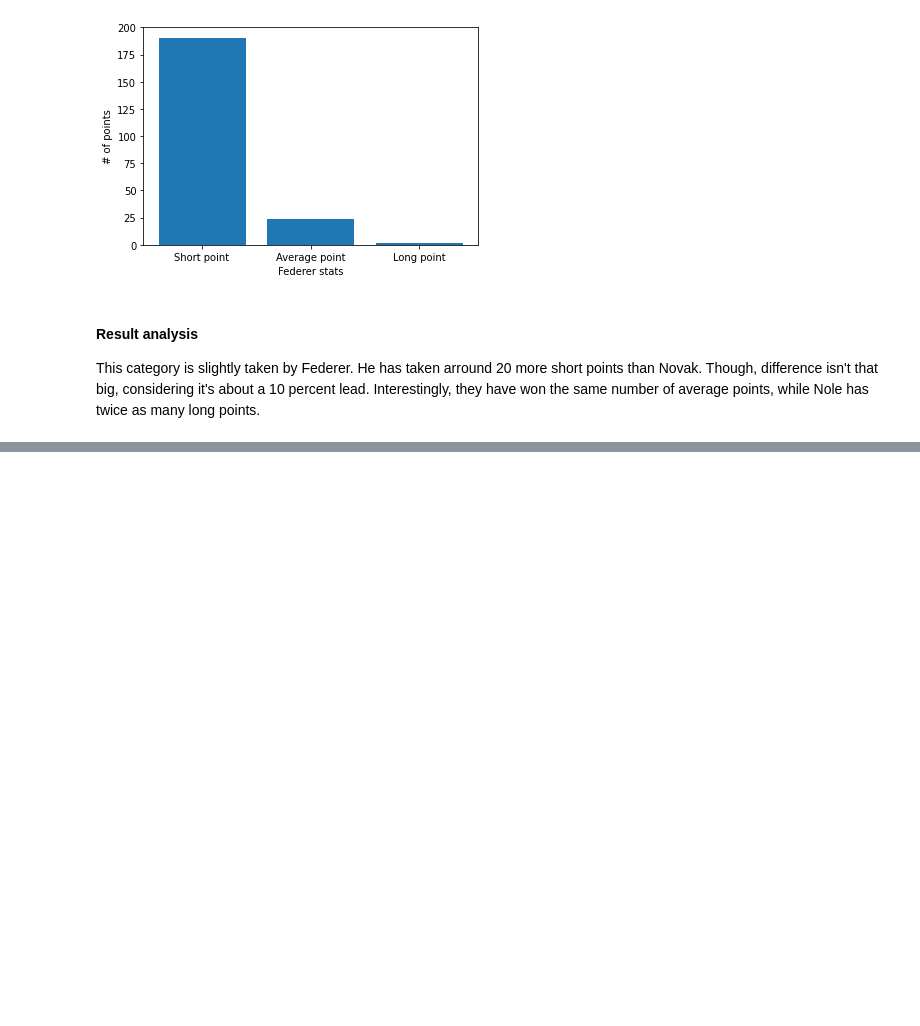
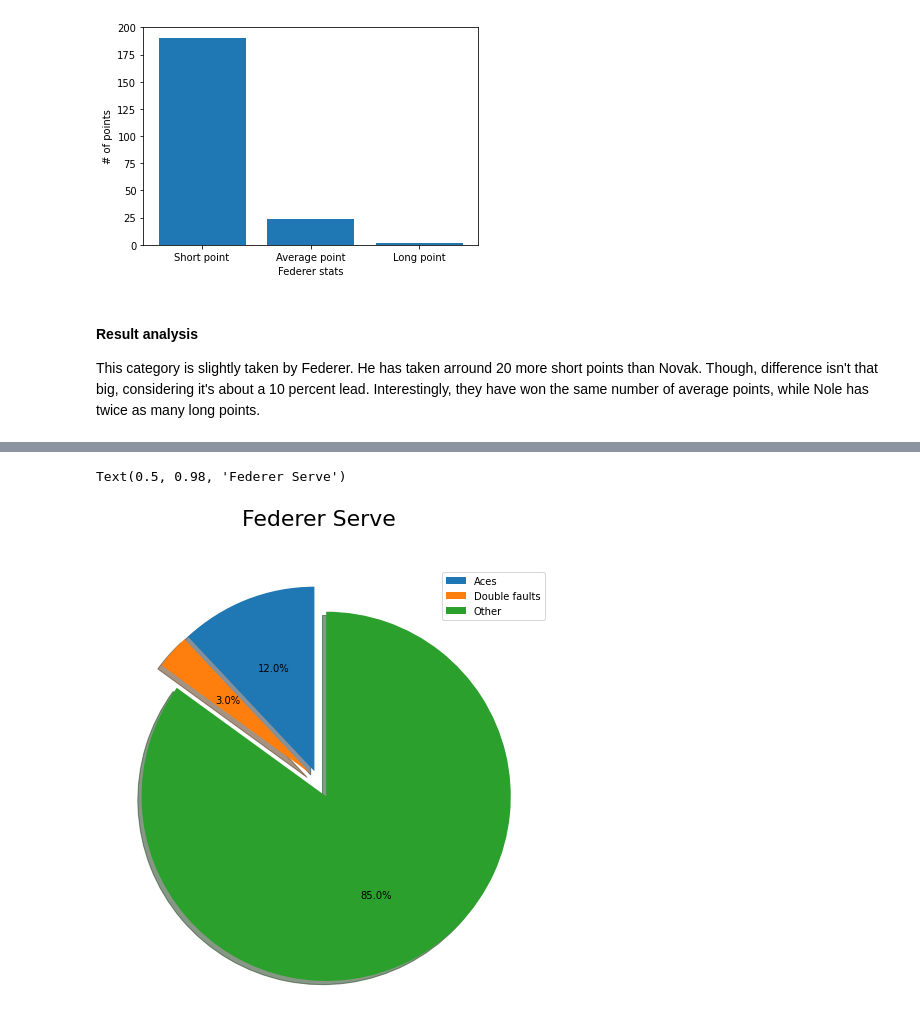
Before and after one commit to PinkFrojdSenjak/Exploratary-Data-Analysis---Tennis-Match-Dataset, a Jupyter notebook: Untitled.ipynb, the cells around one changed output, grey strips where cells are left out. Cells and saved outputs as stored; diff of their text form; code cells hidden in the pictures; blank space fills up the shorter version.

```diff
--- a/Untitled.ipynb
+++ b/Untitled.ipynb
@@ -206,0 +254,11 @@ This category is slightly taken by Federer. He has taken arround 20 more short p
+# %%
+#plotting pie chart
+fig, ax = plt.subplots(nrows = 1, ncols = 1, figsize = (8,8))
+ax.pie(sizesFed,explode = explode,shadow = True, autopct='%1.1f%%', startangle=90 )
+ax.axis('equal')
+ax.legend(labels = labelsPie)
+#ax.title.set_text('Federer serve', fontsize = 16)
+fig.suptitle('Federer Serve', fontsize = 22)
+# %% [output]
+Text(0.5, 0.98, 'Federer Serve')
+[figure, added]
```
Also changed, not shown: parts of 42 cells of this notebook.
